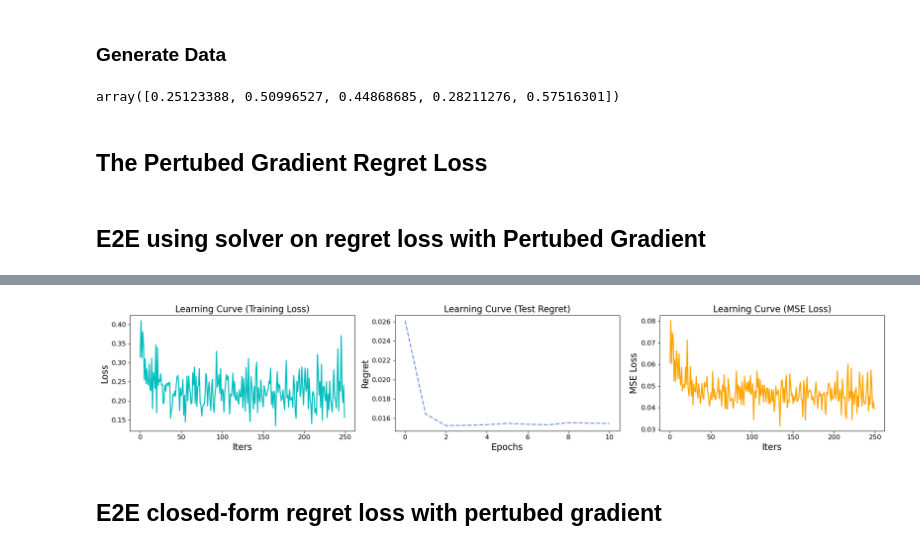
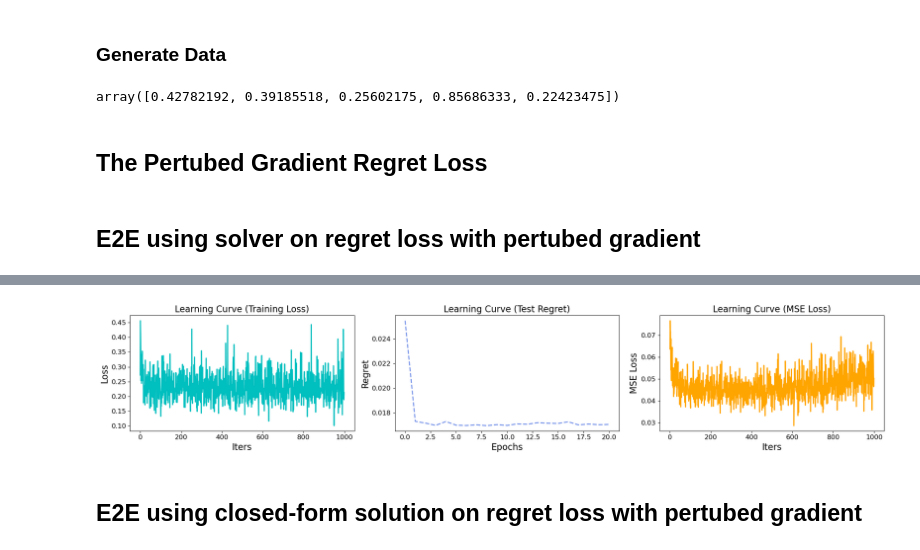
Before and after one commit to DennisWang2488/main, a Jupyter notebook: Notebooks/fyp.ipynb, the cells around one changed output, grey strips where cells are left out. Saved outputs shown, nothing was run; the diff lists cells and outputs as text; code cells hidden in the pictures.

```diff
--- a/Notebooks/fyp.ipynb
+++ b/Notebooks/fyp.ipynb
@@ -243,6 +253,12 @@ class optModel:
         self.Q = Q
         self.epsilon = epsilon
 
+
+    def get_dual_values(self):
+        """
+        Returns the dual variables (dual_lambda and mu).
+        """
+        return self.dual_lambda, self.mu
 
     def setObj(self, r, c):
 
@@ -532,7 +548,7 @@ def visLearningCurve(loss_log, loss_log_regret, mse_loss_log):
 # %% [markdown]
 ### Generate Data
 # %%
-num_data = 1000
+num_data = 2000
 num_features = 20
 num_items = 5
 x, r, c, Q = genData(num_data, num_features, num_items)
@@ -553,7 +569,7 @@ loader_test = DataLoader(dataset_test, batch_size=batch_size, shuffle=False)
 # view one slice of data
 r[0]
 # %% [output]
-array([0.25123388, 0.50996527, 0.44868685, 0.28211276, 0.57516301])
+array([0.42782192, 0.39185518, 0.25602175, 0.85686333, 0.22423475])
 # %% [markdown]
 ## The Pertubed Gradient Regret Loss
 # %%
@@ -677,7 +693,7 @@ def trainModel(predmodel, loss_func, num_epochs=10, lr=1e-2):
     print(f"Total Elapsed Time: {elapsed:.2f} Sec.")
     return loss_log, loss_log_regret, mse_loss_log  # Return MSE loss log as well
 # %% [markdown]
-## E2E using solver on regret loss with Pertubed Gradient
+## E2E using solver on regret loss with pertubed gradient
 # %%
 optmodel = optModel
 model = LinearRegressionModel(num_items, num_features).to(device)
@@ -685,7 +701,7 @@ model = LinearRegressionModel(num_items, num_features).to(device)
 criterion = RegretLoss(optModel,Q)
 
 # Run the training
-loss_log, loss_log_regret, mse_loss_log = trainModel(model, criterion, num_epochs=10, lr=1e-2)
+loss_log, loss_log_regret, mse_loss_log = trainModel(model, criterion, num_epochs=20, lr=1e-2)
 
 # Visualize the learning curves
 visLearningCurve(loss_log, loss_log_regret, mse_loss_log)
@@ -704,6 +726,6 @@ Total Elapsed Time: 2559.36 Sec.
-[figure, old version]
+[figure, new version]
 # %% [markdown]
-## E2E closed-form regret loss with pertubed gradient
+## E2E using closed-form solution on regret loss with pertubed gradient
 # %%
 optmodel = optModelClosed
 model = LinearRegressionModel(num_items, num_features).to(device)
```
Also changed, not shown: parts of 17 cells of this notebook, 3 other files.
